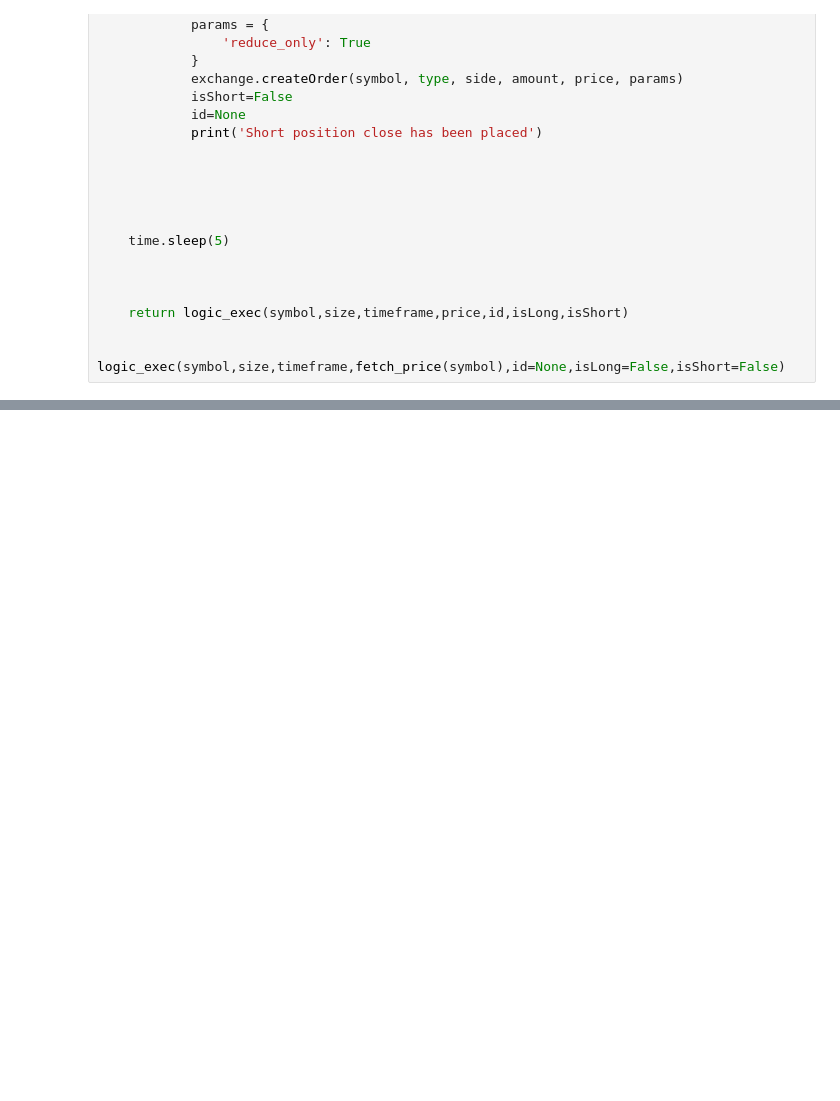
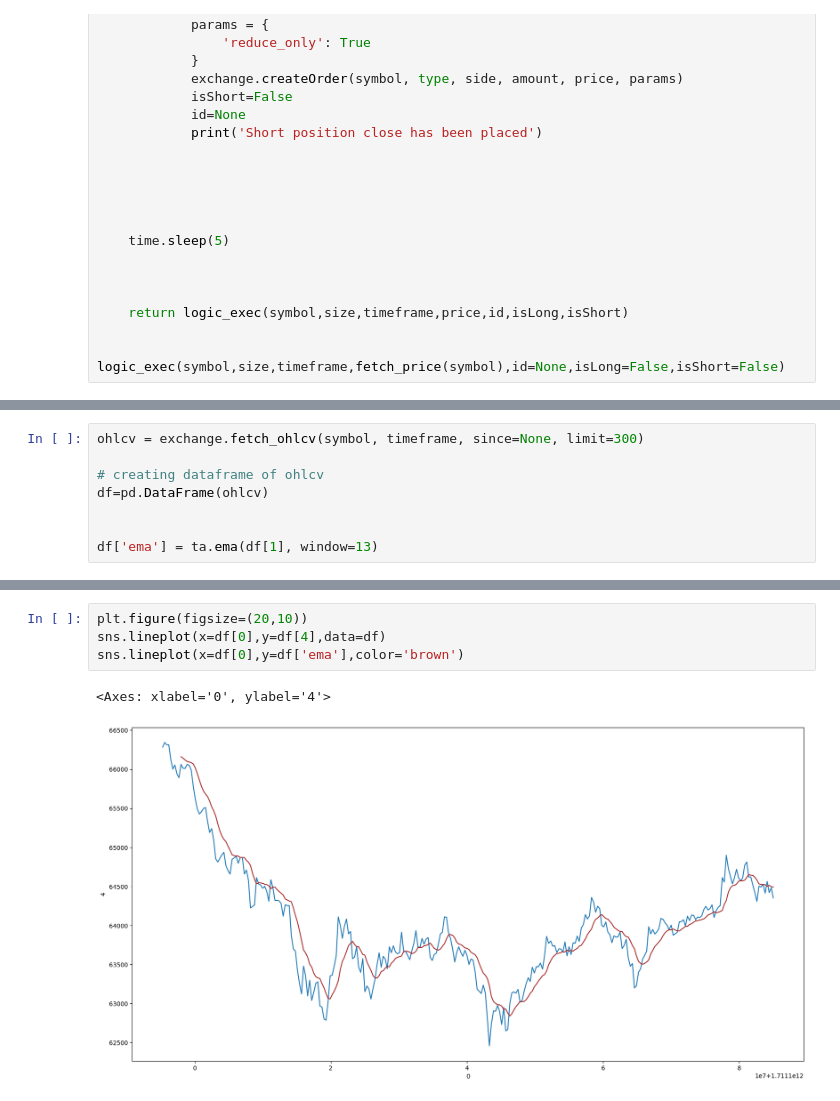
Before and after one commit to harshdabhi/crypto-trading-bot-, a Jupyter notebook: test.ipynb, the cells around one changed output, grey strips where cells are left out. Drawn from its saved outputs; the diff is of its cells as text; blank space fills up the shorter version.

```diff
--- a/test.ipynb
+++ b/test.ipynb
@@ -1982,0 +3472,8 @@ exchange.fetchTicker(symbol)['info']['lastPrice']
+# %%
+ohlcv = exchange.fetch_ohlcv(symbol, timeframe, since=None, limit=300)
+
+# creating dataframe of ohlcv
+df=pd.DataFrame(ohlcv)
+
+
+df['ema'] = ta.ema(df[1], window=13)
@@ -1982,0 +3500,7 @@ exchange.fetchTicker(symbol)['info']['lastPrice']
+# %%
+plt.figure(figsize=(20,10))
+sns.lineplot(x=df[0],y=df[4],data=df)
+sns.lineplot(x=df[0],y=df['ema'],color='brown')
+# %% [output]
+<Axes: xlabel='0', ylabel='4'>
+[figure, added]
```
Also changed, not shown: parts of 43 cells of this notebook, 8 other files.
